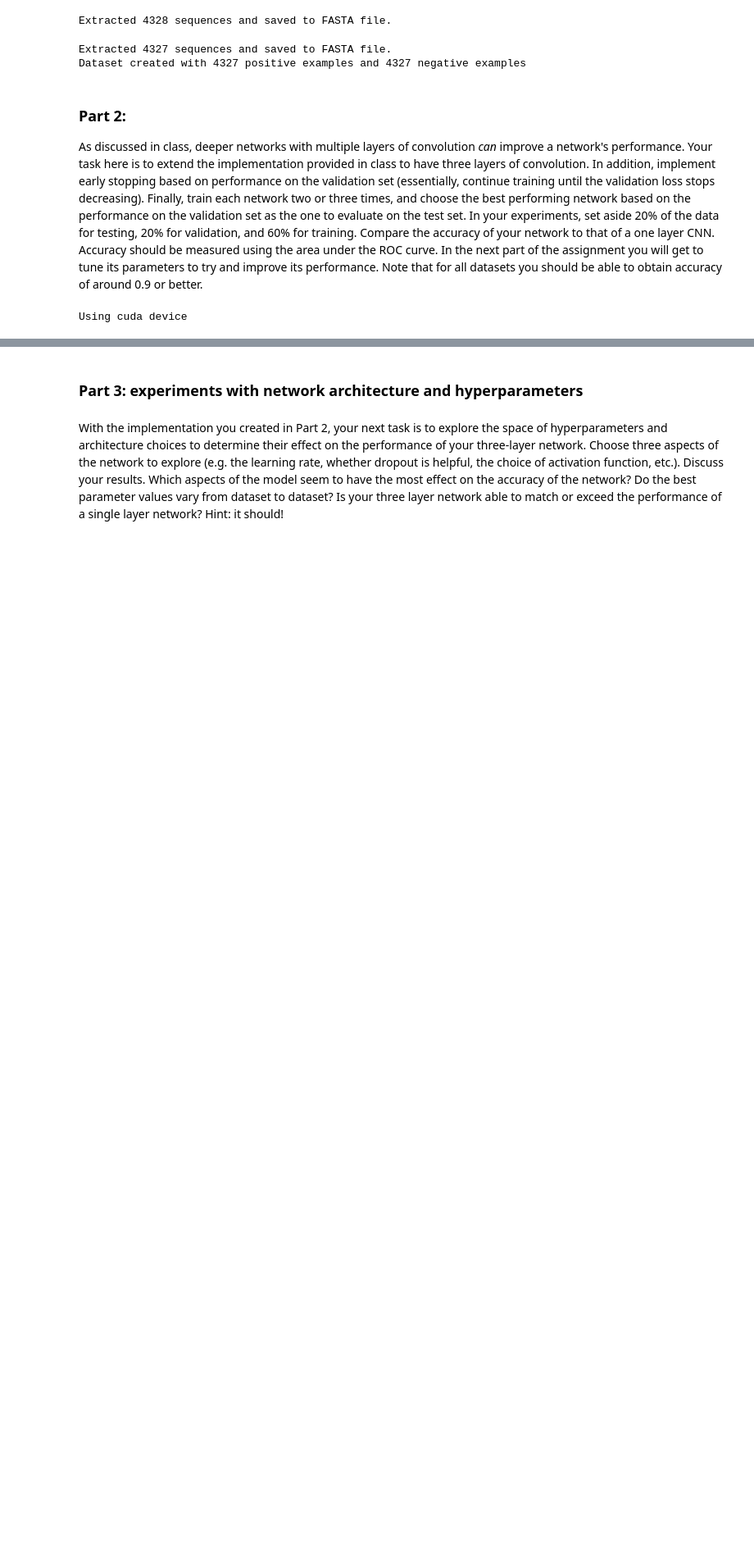
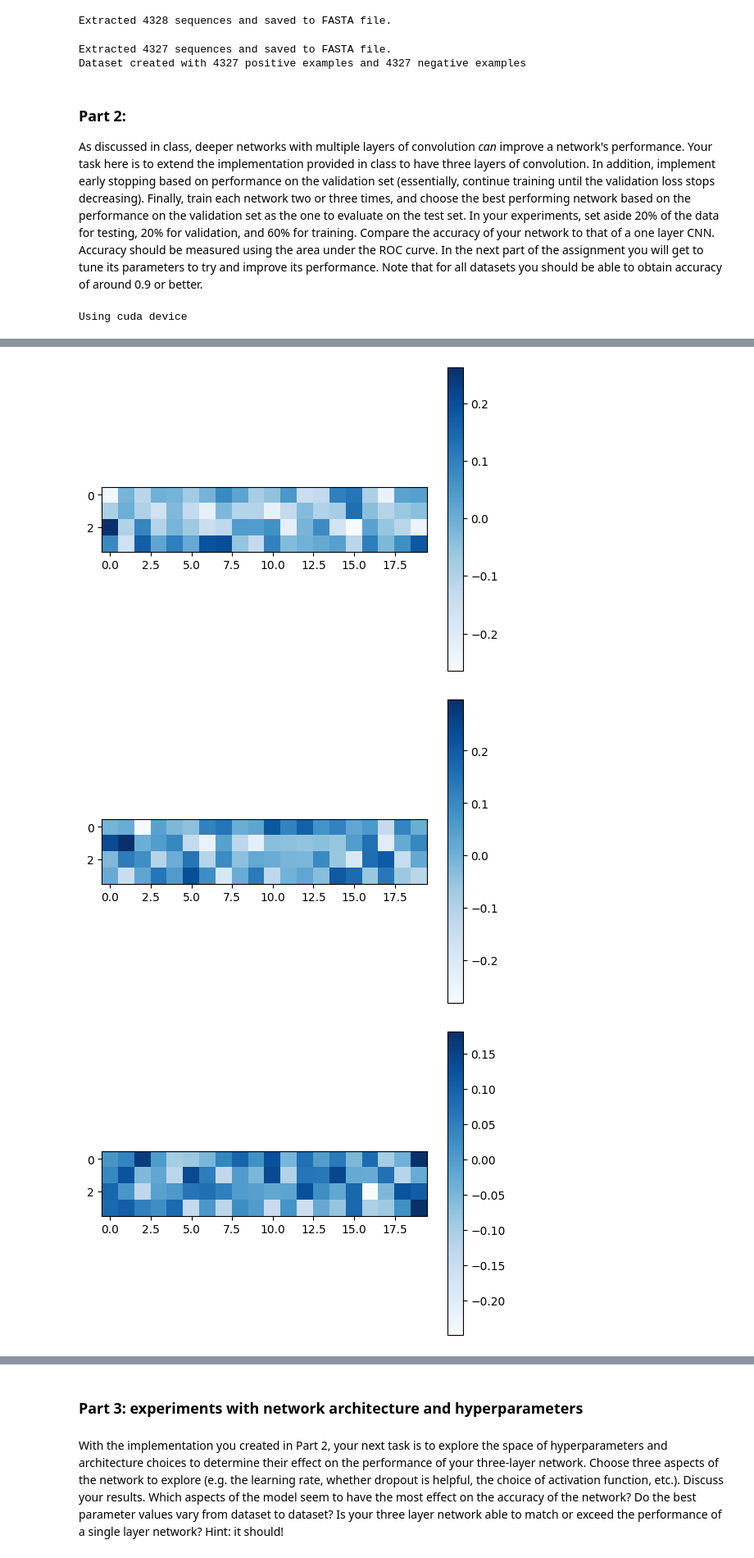
Before and after one commit to Formanj-0/CS525-Bioinformatics, a Jupyter notebook: assignment3_genomics_cnn.ipynb, the cells around one changed output, grey strips where cells are left out. Shown at 82% size. Cells and saved outputs as stored; diff of their text form; code cells hidden in the pictures; blank space fills up the shorter version.

```diff
--- a/assignment3_genomics_cnn.ipynb
+++ b/assignment3_genomics_cnn.ipynb
@@ -292,10 +354,11 @@ def validation(dataloader, model, loss_fn, epoch):
         print(f"Validation Accuracy: {correct:>8f}\nAvg test loss: {validation_loss:>8f} \n")
     return validation_loss
 # %%
-model = CNN(8,12,0.01,0.01).to(device)
+model1 = CNN(24, 20, 0.1, 0.1).to(device)
 
-optimizer = torch.optim.SGD(model.get_weights(),
-                            lr=0.01, momentum=0.9, nesterov=True, weight_decay=1e-06);
+# optimizer = torch.optim.SGD(model.get_weights(),
+#                             lr=0.01, momentum=0.9, nesterov=True, weight_decay=1e-06);
 
-optimizer = torch.optim.Adam(model.get_weights(), lr=0.01)
+
+optimizer1 = torch.optim.Adam(model1.get_weights(), lr=0.001)
 # %%
@@ -364,0 +440,12 @@ AUC on validation data  0.830291584237914
+# %%
+weights = model1.conv1_weights.detach().cpu().numpy()
+
+# plot the convolutional filters:
+for filter in range(len(weights)) :
+    fig = plt.figure()
+    plt.imshow(weights[filter],cmap="Blues")
+    plt.colorbar()
+# %% [output]
+[figure, added]
+[figure, added]
+[figure, added]
```
Also changed, not shown: parts of 24 cells of this notebook.
